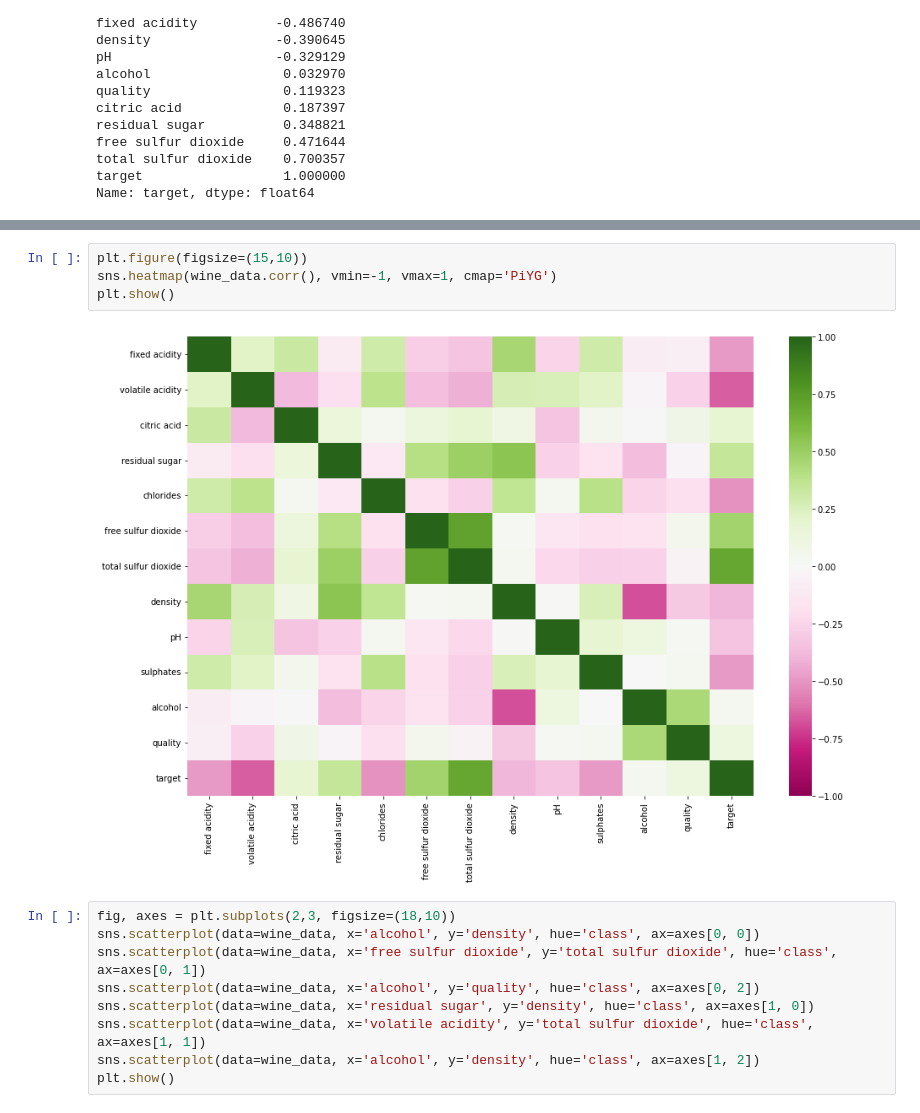
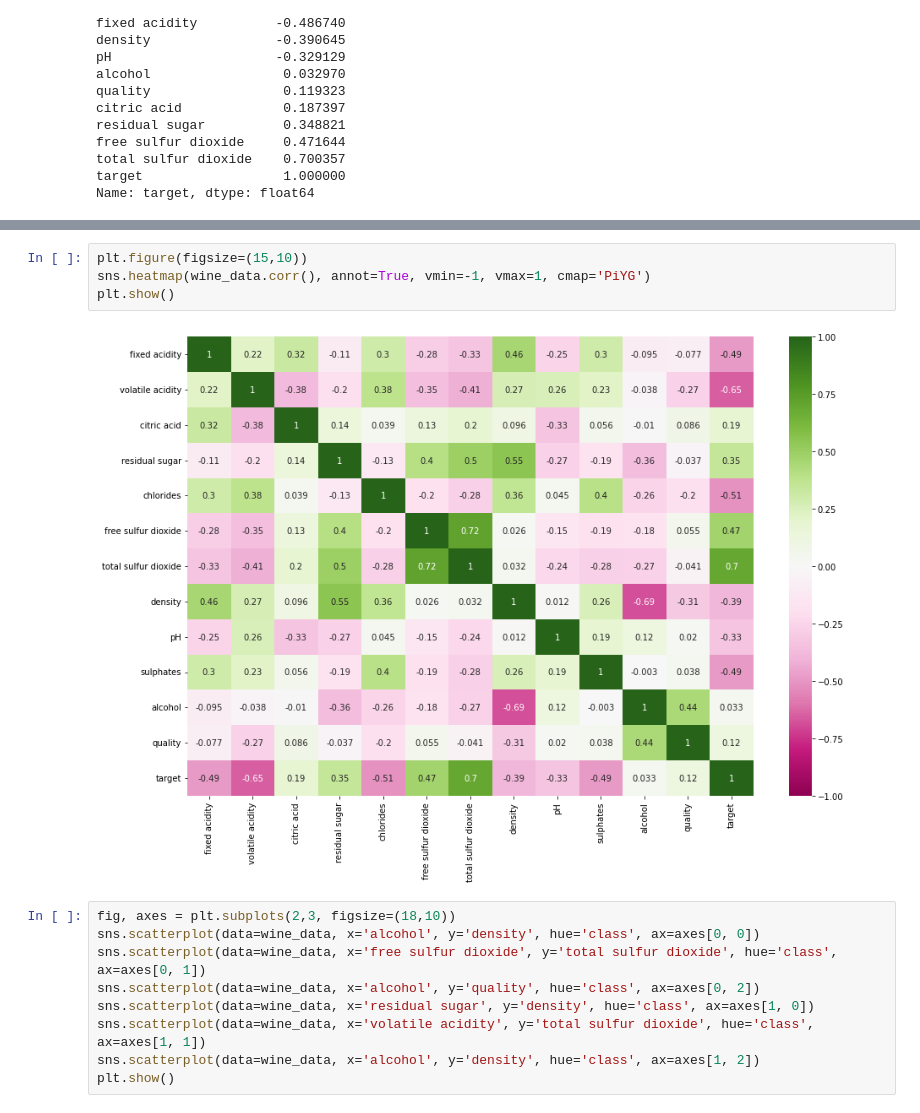
Before and after one commit to embedded-robotics/datascience, a Jupyter notebook: wine_dataset_binaryclass/SVM_GB_RF_wine.ipynb, the cells around one changed output, grey strips where cells are left out. Drawn from its saved outputs; the diff is of its cells as text.

```diff
--- a/wine_dataset_binaryclass/SVM_GB_RF_wine.ipynb
+++ b/wine_dataset_binaryclass/SVM_GB_RF_wine.ipynb
@@ -102,9 +107,9 @@ Name: target, dtype: float64
 # %%
 plt.figure(figsize=(15,10))
-sns.heatmap(wine_data.corr(), vmin=-1, vmax=1, cmap='PiYG')
+sns.heatmap(wine_data.corr(), annot=True, vmin=-1, vmax=1, cmap='PiYG')
 plt.show()
 # %% [output]
-[figure, old version]
+[figure, new version]
 # %%
 fig, axes = plt.subplots(2,3, figsize=(18,10))
 sns.scatterplot(data=wine_data, x='alcohol', y='density', hue='class', ax=axes[0, 0])
```
Also changed, not shown: parts of 3 cells of this notebook, 1 other file.
